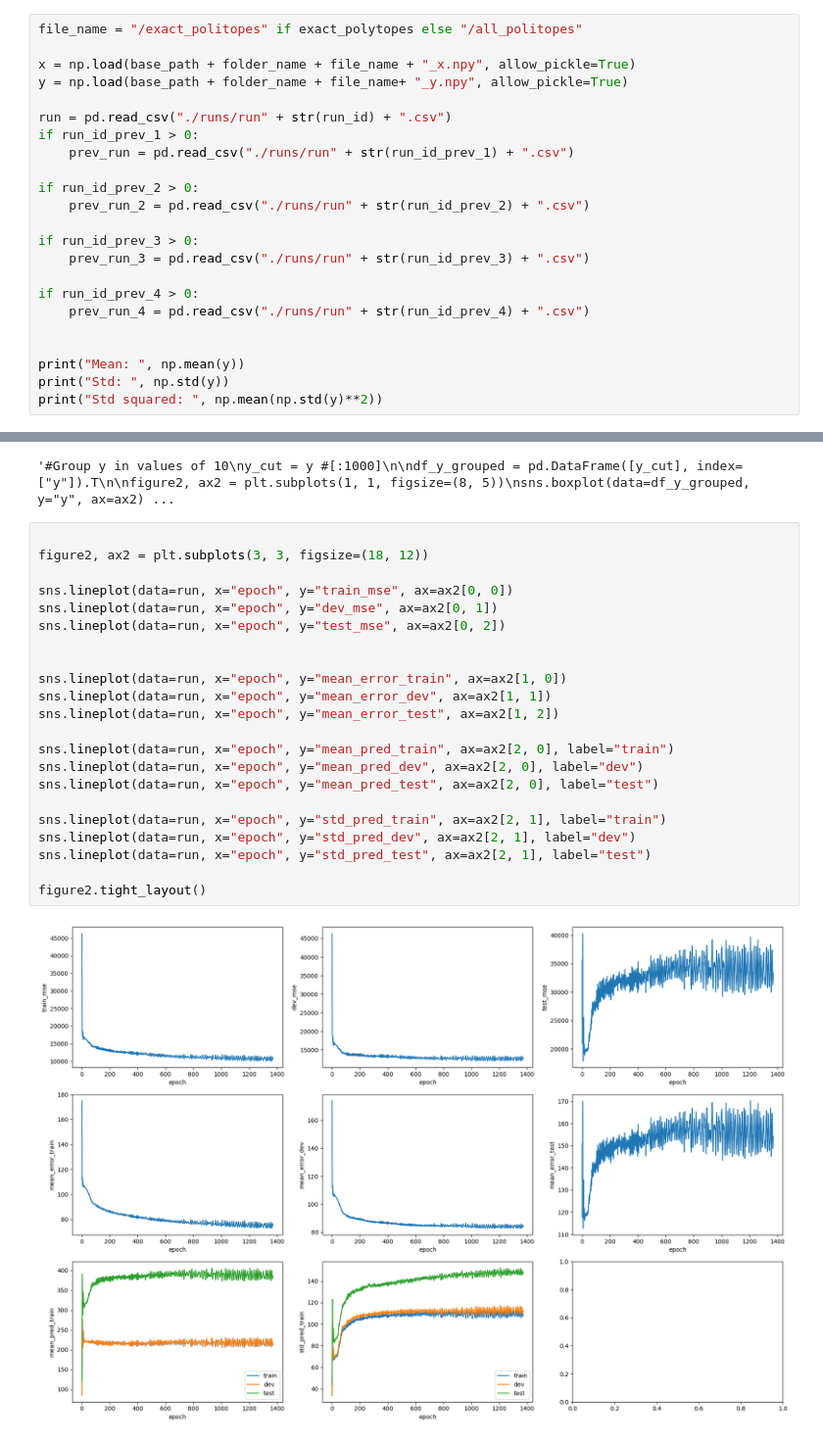
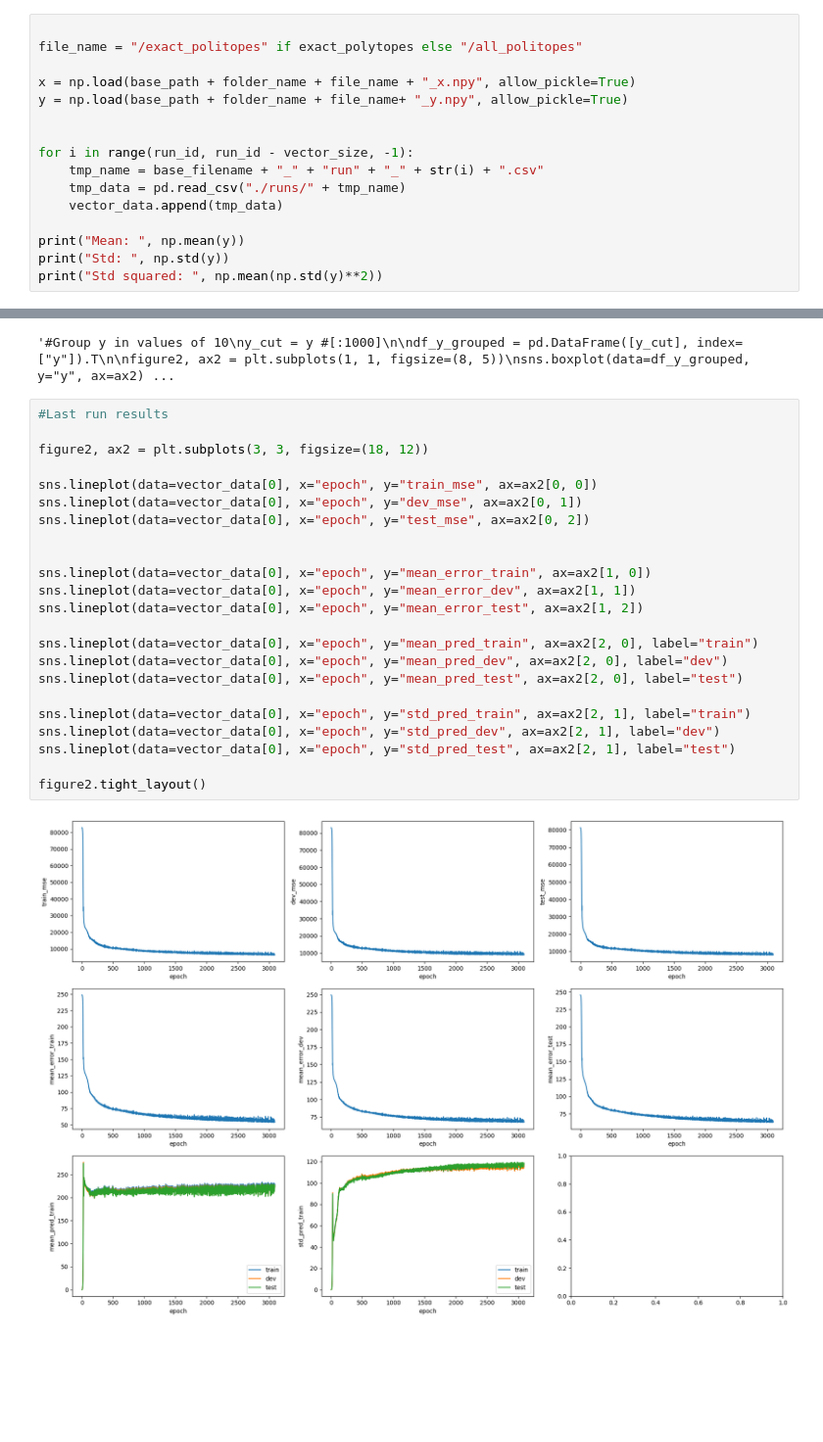
Before and after one commit to muraronicola/Approximating-volume-computations-via-GNNs, a Jupyter notebook: AnalyzeData.ipynb, the cells around one changed output, grey strips where cells are left out. Shown at 98% size. Drawn from its saved outputs; the diff is of its cells as text; blank space fills up the shorter version.

Commit message:
more data results done

```diff
--- a/AnalyzeData.ipynb
+++ b/AnalyzeData.ipynb
@@ -31,22 +33,15 @@ Run ID:  10
 # %%
+
 file_name = "/exact_politopes" if exact_polytopes else "/all_politopes"
 
 x = np.load(base_path + folder_name + file_name + "_x.npy", allow_pickle=True)
 y = np.load(base_path + folder_name + file_name+ "_y.npy", allow_pickle=True)
 
-run = pd.read_csv("./runs/run" + str(run_id) + ".csv")
-if run_id_prev_1 > 0:
-    prev_run = pd.read_csv("./runs/run" + str(run_id_prev_1) + ".csv")
 
-if run_id_prev_2 > 0:
-    prev_run_2 = pd.read_csv("./runs/run" + str(run_id_prev_2) + ".csv")
-
-if run_id_prev_3 > 0:
-    prev_run_3 = pd.read_csv("./runs/run" + str(run_id_prev_3) + ".csv")
-
-if run_id_prev_4 > 0:
-    prev_run_4 = pd.read_csv("./runs/run" + str(run_id_prev_4) + ".csv")
-
+for i in range(run_id, run_id - vector_size, -1):
+    tmp_name = base_filename + "_" + "run" + "_" + str(i) + ".csv"
+    tmp_data = pd.read_csv("./runs/" + tmp_name)
+    vector_data.append(tmp_data)
 
 print("Mean: ", np.mean(y))
 print("Std: ", np.std(y))
@@ -91,26 +86,27 @@ plt.show()"""
 # %% [output]
 '#Group y in values of 10\ny_cut = y #[:1000]\n\ndf_y_grouped = pd.DataFrame([y_cut], index=["y"]).T\n\nfigure2, ax2 = plt.subplots(1, 1, figsize=(8, 5))\nsns.boxplot(data=df_y_grouped, y="y", ax=ax2) ...
 # %%
+#Last run results
 
 figure2, ax2 = plt.subplots(3, 3, figsize=(18, 12))
 
-sns.lineplot(data=run, x="epoch", y="train_mse", ax=ax2[0, 0])
-sns.lineplot(data=run, x="epoch", y="dev_mse", ax=ax2[0, 1])
-sns.lineplot(data=run, x="epoch", y="test_mse", ax=ax2[0, 2])
+sns.lineplot(data=vector_data[0], x="epoch", y="train_mse", ax=ax2[0, 0])
+sns.lineplot(data=vector_data[0], x="epoch", y="dev_mse", ax=ax2[0, 1])
+sns.lineplot(data=vector_data[0], x="epoch", y="test_mse", ax=ax2[0, 2])
 
 
-sns.lineplot(data=run, x="epoch", y="mean_error_train", ax=ax2[1, 0])
-sns.lineplot(data=run, x="epoch", y="mean_error_dev", ax=ax2[1, 1])
-sns.lineplot(data=run, x="epoch", y="mean_error_test", ax=ax2[1, 2])
+sns.lineplot(data=vector_data[0], x="epoch", y="mean_error_train", ax=ax2[1, 0])
+sns.lineplot(data=vector_data[0], x="epoch", y="mean_error_dev", ax=ax2[1, 1])
+sns.lineplot(data=vector_data[0], x="epoch", y="mean_error_test", ax=ax2[1, 2])
 
-sns.lineplot(data=run, x="epoch", y="mean_pred_train", ax=ax2[2, 0], label="train")
-sns.lineplot(data=run, x="epoch", y="mean_pred_dev", ax=ax2[2, 0], label="dev")
-sns.lineplot(data=run, x="epoch", y="mean_pred_test", ax=ax2[2, 0], label="test")
+sns.lineplot(data=vector_data[0], x="epoch", y="mean_pred_train", ax=ax2[2, 0], label="train")
+sns.lineplot(data=vector_data[0], x="epoch", y="mean_pred_dev", ax=ax2[2, 0], label="dev")
+sns.lineplot(data=vector_data[0], x="epoch", y="mean_pred_test", ax=ax2[2, 0], label="test")
 
-sns.lineplot(data=run, x="epoch", y="std_pred_train", ax=ax2[2, 1], label="train")
-sns.lineplot(data=run, x="epoch", y="std_pred_dev", ax=ax2[2, 1], label="dev")
-sns.lineplot(data=run, x="epoch", y="std_pred_test", ax=ax2[2, 1], label="test")
+sns.lineplot(data=vector_data[0], x="epoch", y="std_pred_train", ax=ax2[2, 1], label="train")
+sns.lineplot(data=vector_data[0], x="epoch", y="std_pred_dev", ax=ax2[2, 1], label="dev")
+sns.lineplot(data=vector_data[0], x="epoch", y="std_pred_test", ax=ax2[2, 1], label="test")
 
 figure2.tight_layout()
 # %% [output]
-[figure, old version]
+[figure, new version]
```
Also changed, not shown: parts of 3 cells of this notebook, 38 other files.
